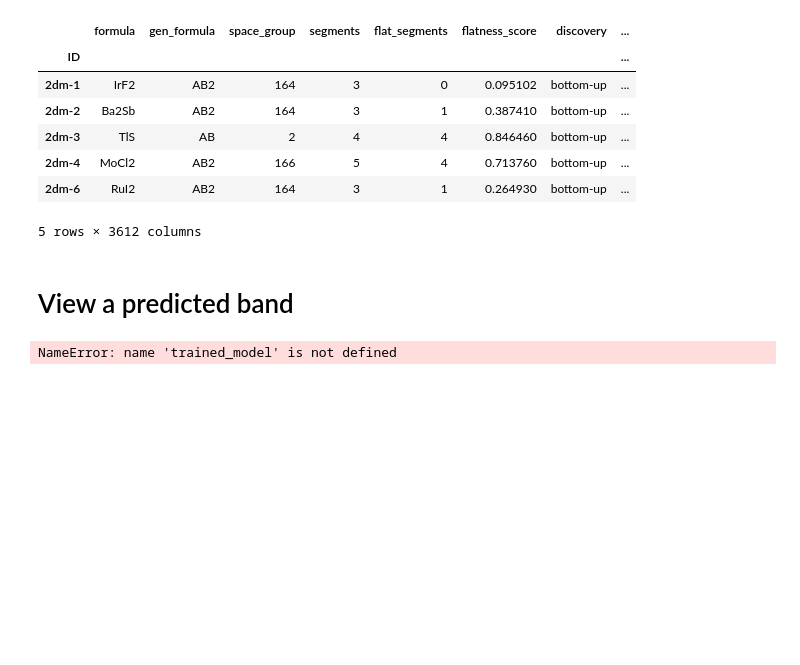
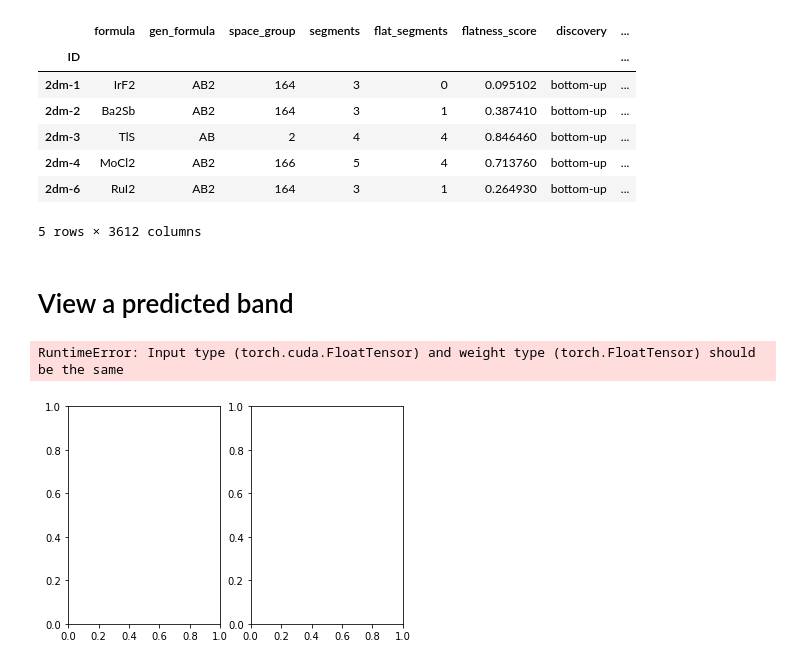
Before and after one commit to ThomasWarford/band-fingerprint, a Jupyter notebook: fingerprint_creation/2dmatpedia.ipynb, the cells around one changed output. Saved outputs shown, nothing was run; the diff lists cells and outputs as text; code cells hidden in the pictures; blank space fills up the shorter version.

```diff
--- a/fingerprint_creation/2dmatpedia.ipynb
+++ b/fingerprint_creation/2dmatpedia.ipynb
@@ -220,7 +244,8 @@ df.to_csv("../fingerprints/"+OUTPUT_NAME)
 # View a predicted band
 # %%
 
-from models import *
-view_prediction("2dm-1979", trained_model)
+#from models import *
+view_prediction("2dm-1", trained_model.model)
 # %% [output]
-NameError: name 'trained_model' is not defined
+RuntimeError: Input type (torch.cuda.FloatTensor) and weight type (torch.FloatTensor) should be the same
+[figure, added]
```
Also changed, not shown: parts of 3 cells of this notebook, 3 other files.
